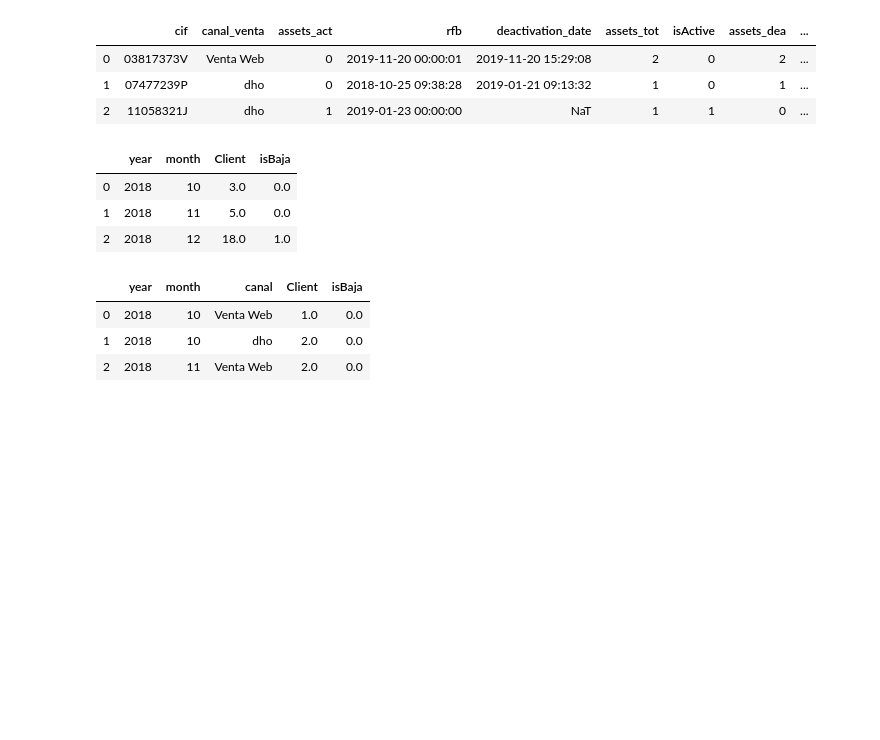
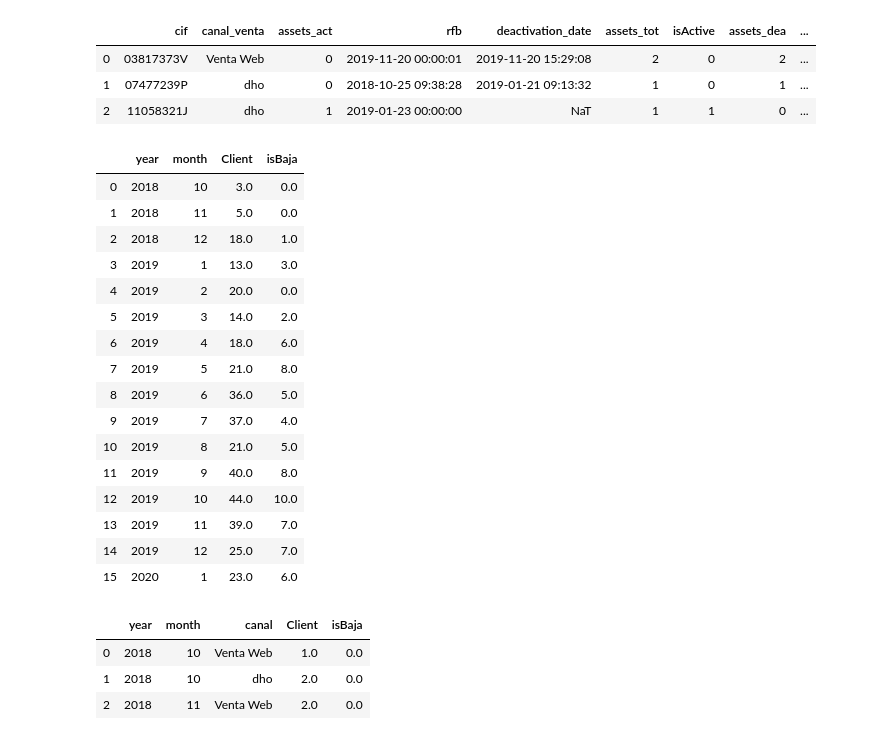
Before and after one commit to mariaadradosr/PyCartera, a Jupyter notebook: ConnectPG.ipynb, the cells around one changed output. Cells and saved outputs as stored; diff of their text form; code cells hidden in the pictures; blank space fills up the shorter version.

Commit message:
cambios bajas

```diff
--- a/ConnectPG.ipynb
+++ b/ConnectPG.ipynb
@@ -220,8 +220,8 @@ def deactivation(row):
     return pd.NaT if row['isActive'] >= 1 else row['deactivation_date']
 # %%
 def altas_bajas(df):
-    assets = df.Total.groupby(by=[df.cif,df.canal_venta]).sum().reset_index()
-    assets_act = df.assets_act.groupby(by=[df.cif,df.canal_venta]).sum().reset_index()
+#     assets = df.Total.groupby(by=[df.cif,df.canal_venta]).sum().reset_index()
+#     assets_act = df.assets_act.groupby(by=[df.cif,df.canal_venta]).sum().reset_index()
     altas = df.rfb__c.groupby(by=[df.cif,df.canal_venta]).min().reset_index()
     bajas = df.deactivation_date.groupby(by=[df.cif,df.canal_venta]).max().reset_index()
     final = pd.merge(pd.merge(pd.merge(assets_act,altas,on=['cif','canal_venta']),bajas,on=['cif','canal_venta']),assets,on=['cif','canal_venta'])
@@ -265,12 +265,25 @@ final.head(3)
 | 2 | 11058321J | dho | 1 | 2019-01-23 00:00:00 | NaT | 1 | 1 | 0 | ... |
 # %%
 altas_bajas_mes_df = altas_bajas_mes(final)
-altas_bajas_mes_df.head(3)
+altas_bajas_mes_df
 # %% [output]
 |  | year | month | Client | isBaja |
 | 0 | 2018 | 10 | 3.0 | 0.0 |
 | 1 | 2018 | 11 | 5.0 | 0.0 |
 | 2 | 2018 | 12 | 18.0 | 1.0 |
+| 3 | 2019 | 1 | 13.0 | 3.0 |
+| 4 | 2019 | 2 | 20.0 | 0.0 |
+| 5 | 2019 | 3 | 14.0 | 2.0 |
+| 6 | 2019 | 4 | 18.0 | 6.0 |
+| 7 | 2019 | 5 | 21.0 | 8.0 |
+| 8 | 2019 | 6 | 36.0 | 5.0 |
+| 9 | 2019 | 7 | 37.0 | 4.0 |
+| 10 | 2019 | 8 | 21.0 | 5.0 |
+| 11 | 2019 | 9 | 40.0 | 8.0 |
+| 12 | 2019 | 10 | 44.0 | 10.0 |
+| 13 | 2019 | 11 | 39.0 | 7.0 |
+| 14 | 2019 | 12 | 25.0 | 7.0 |
+| 15 | 2020 | 1 | 23.0 | 6.0 |
 # %%
 altas_bajas_mes_canal_df = altas_bajas_mes_canal(final)
 altas_bajas_mes_canal_df.head(3)
```
Also changed, not shown: parts of 7 cells of this notebook, 3 other files.
